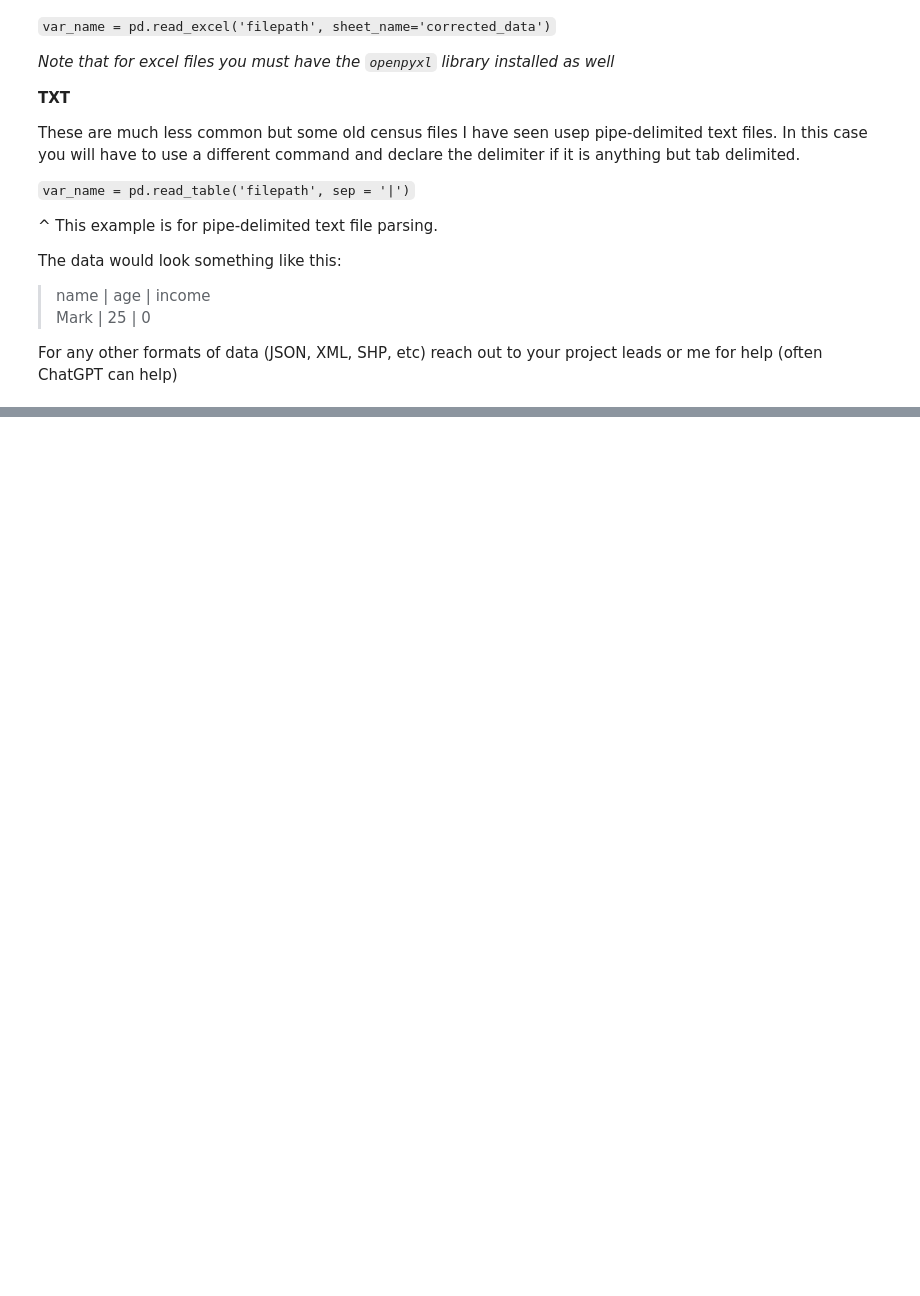
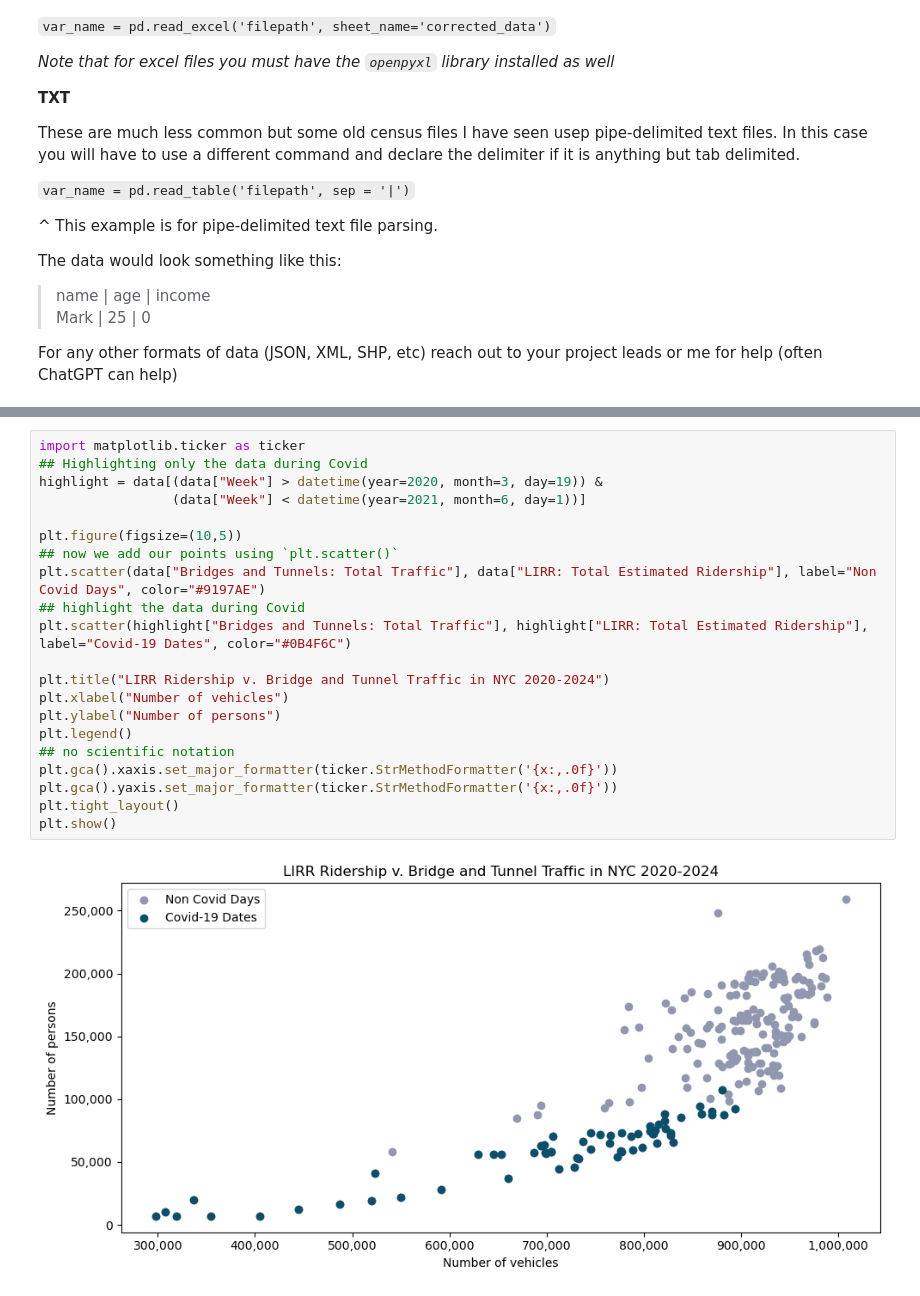
Before and after one commit to jmccormick7/JoEQuantitativeTraining, a Jupyter notebook: DataVis/effective_data_visualizations.ipynb, the cells around one changed output, grey strips where cells are left out. Saved outputs shown, nothing was run; the diff lists cells and outputs as text; blank space fills up the shorter version.

```diff
--- a/DataVis/effective_data_visualizations.ipynb
+++ b/DataVis/effective_data_visualizations.ipynb
@@ -128,0 +158,23 @@ plt.show()
+# %%
+import matplotlib.ticker as ticker
+## Highlighting only the data during Covid
+highlight = data[(data["Week"] > datetime(year=2020, month=3, day=19)) &
+                 (data["Week"] < datetime(year=2021, month=6, day=1))]
+
+plt.figure(figsize=(10,5))
+## now we add our points using `plt.scatter()`
+plt.scatter(data["Bridges and Tunnels: Total Traffic"], data["LIRR: Total Estimated Ridership"], label="Non Covid Days", color="#9197AE")
+## highlight the data during Covid
+plt.scatter(highlight["Bridges and Tunnels: Total Traffic"], highlight["LIRR: Total Estimated Ridership"], label="Covid-19 Dates", color="#0B4F6C")
+
+plt.title("LIRR Ridership v. Bridge and Tunnel Traffic in NYC 2020-2024")
+plt.xlabel("Number of vehicles")
+plt.ylabel("Number of persons")
+plt.legend()
+## no scientific notation
+plt.gca().xaxis.set_major_formatter(ticker.StrMethodFormatter('{x:,.0f}'))
+plt.gca().yaxis.set_major_formatter(ticker.StrMethodFormatter('{x:,.0f}'))
+plt.tight_layout()
+plt.show()
+# %% [output]
+[figure, added]
```
Also changed, not shown: parts of 12 cells of this notebook, 5 other files.
